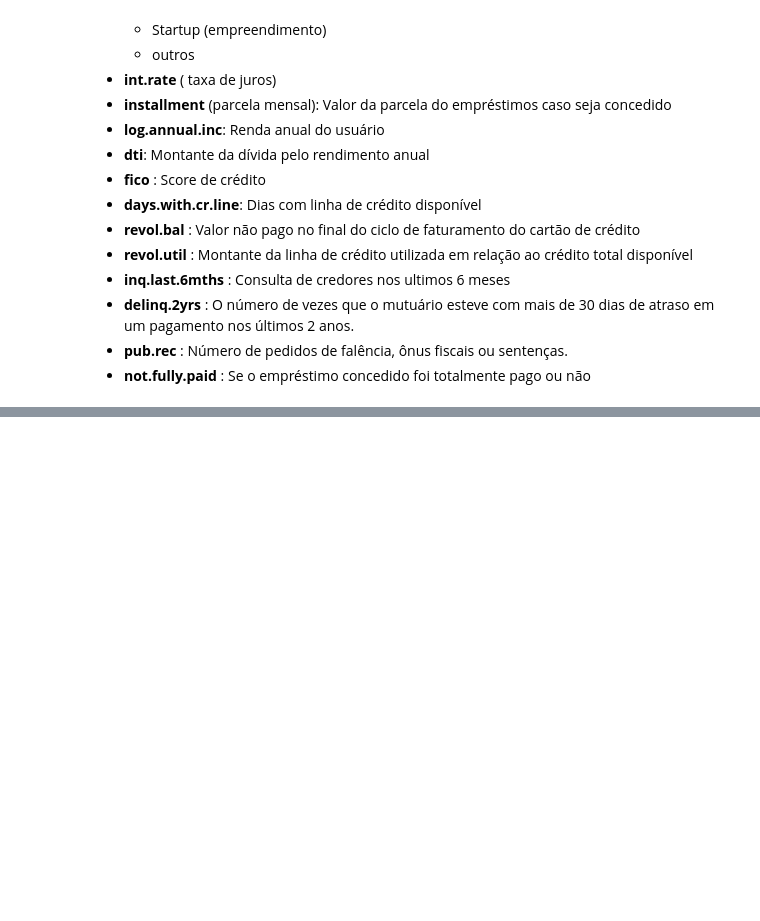
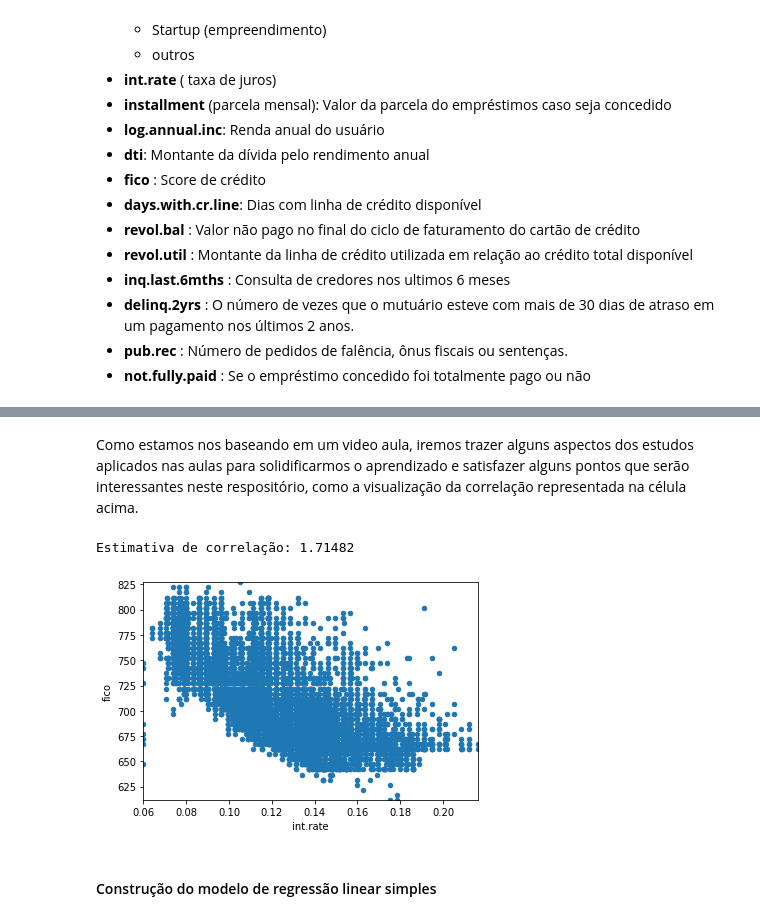
Before and after one commit to wander-asb/Emprestimos, a Jupyter notebook: emprestimos_previsao.ipynb, the cells around one changed output, grey strips where cells are left out. Saved outputs shown, nothing was run; the diff lists cells and outputs as text; code cells hidden in the pictures; blank space fills up the shorter version.

```diff
--- a/emprestimos_previsao.ipynb
+++ b/emprestimos_previsao.ipynb
@@ -63,0 +100,20 @@ df_emprestimos.tail()
+# %% [markdown]
+Como estamos nos baseando em um video aula, iremos trazer alguns aspectos dos estudos aplicados nas aulas para solidificarmos o aprendizado e satisfazer alguns pontos que serão interessantes neste respositório, como a visualização da correlação representada na célula acima.
+# %%
+from scipy.spatial.distance import correlation
+from scipy.stats.stats import pearsonr
+
+#Olharemos para a correlação encontrada através da biblioteca
+print("Estimativa de correlação: %0.5f" % (correlation(df_emprestimos['int.rate'],df_emprestimos['fico'])))
+
+#Definiremos o range dos valores de x e y
+x_range = [df_emprestimos['int.rate'].min(), df_emprestimos['int.rate'].max()]
+y_range = [df_emprestimos['fico'].min(), df_emprestimos['fico'].max()]
+
+#Iremos plotar o gráfico que correlaciona de forma distribuida dos dados das duas features que escolhemos trabalhar
+scatter_plot = df_emprestimos.plot(kind = 'scatter', x = 'int.rate', y = 'fico', xlim = x_range, ylim = y_range)
+# %% [output]
+Estimativa de correlação: 1.71482
+[figure, added]
+# %% [markdown]
+#### Construção do modelo de regressão linear simples
```
Also changed, not shown: parts of 11 cells of this notebook.
